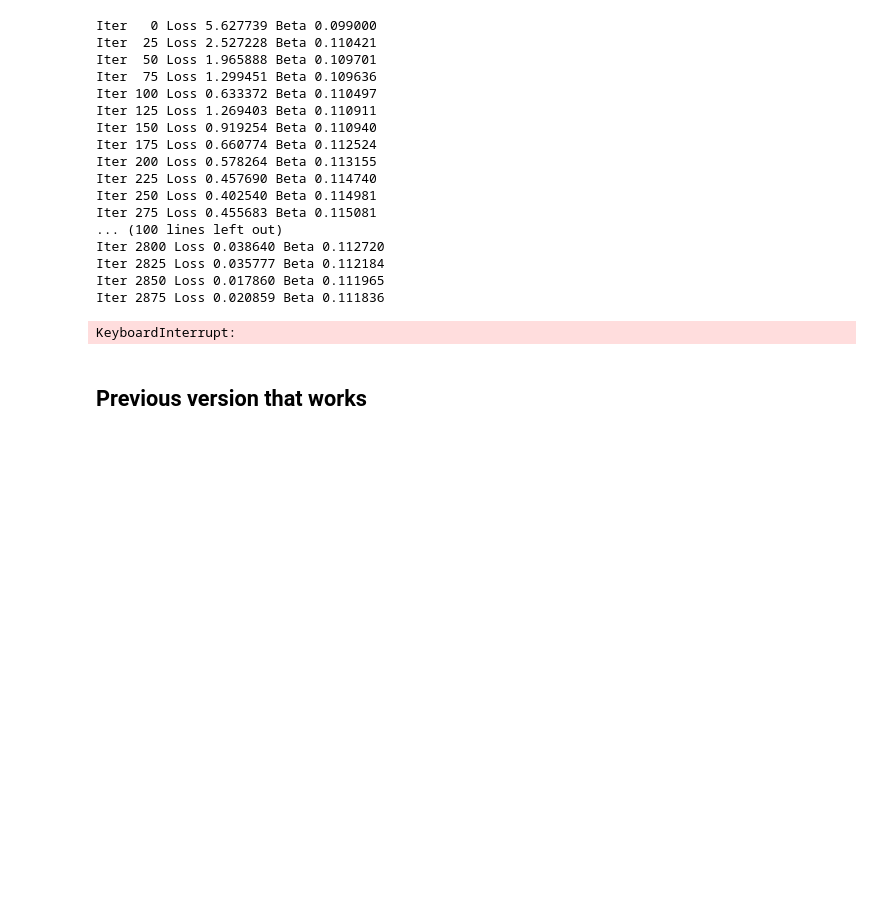
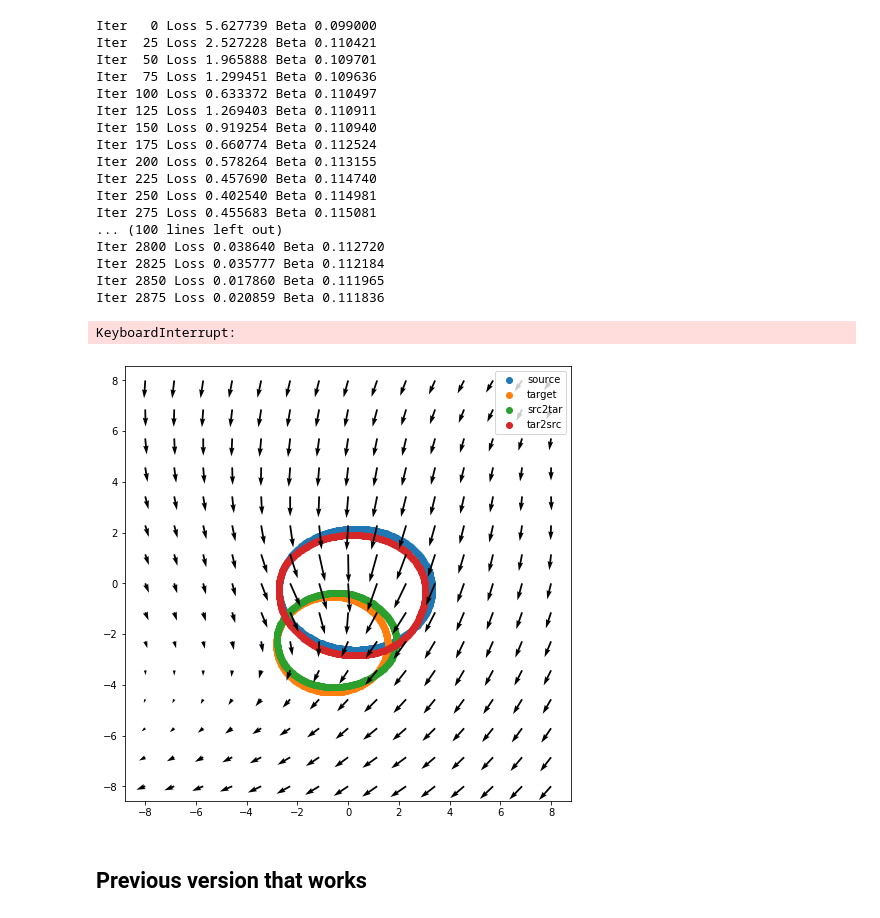
Before and after one commit to maxjiang93/ShapeFlow, a Jupyter notebook: minimal_2d_example.ipynb, the cells around one changed output. Drawn from its saved outputs; the diff is of its cells as text; code cells hidden in the pictures; blank space fills up the shorter version.

```diff
--- a/minimal_2d_example.ipynb
+++ b/minimal_2d_example.ipynb
@@ -184,35 +184,37 @@ hs = int(s/2)
 x_s2t_ = x_s2t[:hs].detach().cpu().numpy()
 x_t2s_ = x_s2t[hs:].detach().cpu().numpy()
 
-idx = 1
+idx = 6
 
 plt.figure(figsize=(8,8))
 plt.scatter(x_src_[idx, :, 0], x_src_[idx, :, 1], label='source')
 plt.scatter(x_tar_[idx, :, 0], x_tar_[idx, :, 1], label='target')
 plt.scatter(x_s2t_[idx, :, 0], x_s2t_[idx, :, 1], label='src2tar')
 plt.scatter(x_t2s_[idx, :, 0], x_t2s_[idx, :, 1], label='tar2src')
 
 # n = x_src_.shape[1]
 # for i in range(n):
 #     plt.plot([x_src_[idx, i, 0], x_s2t_[idx, i, 0]], [x_src_[idx, i, 1], x_s2t_[idx, i, 1]], color='black')
 
 # visualize flow field
 t = 0.5
 r = 15
 l = torch.linspace(-8, 8, r)
 xy = torch.stack(torch.meshgrid(l, l), dim=-1)  # [50, 50, 2]
 xy = xy.reshape([1, -1, 2]).cuda()
 
 deformer.net.update_latents(l_src[idx:idx+1], l_tar[idx:idx+1])
 v = deformer.net(t, xy).detach().cpu().numpy()
 # plt.figure(figsize=(8, 8))
 xy = xy.detach().cpu().numpy()
 plt.quiver(xy[0, :, 0], xy[0, :, 1], v[0, :, 0], v[0, :, 1])
 # plt.show()
 
 plt.axis('equal')
 plt.legend()
 plt.show()
+# %% [output]
+[figure, added]
 # %% [markdown]
 ## Previous version that works
 # %%
```
